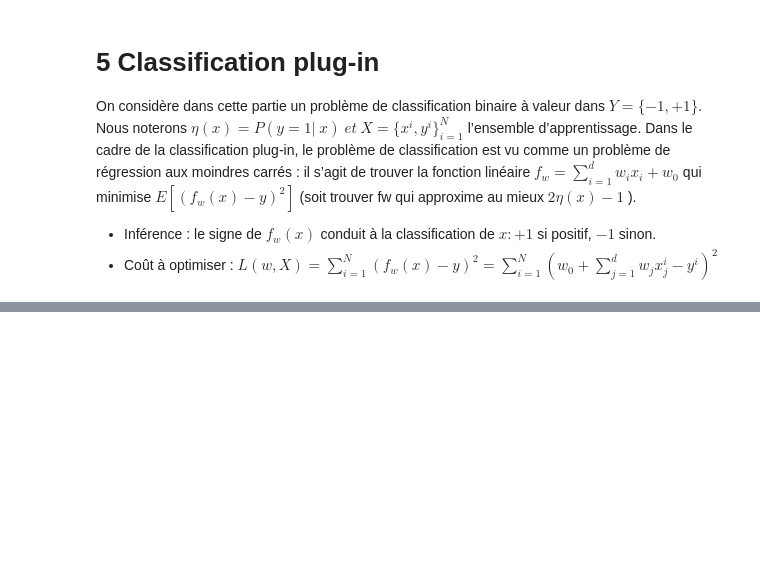
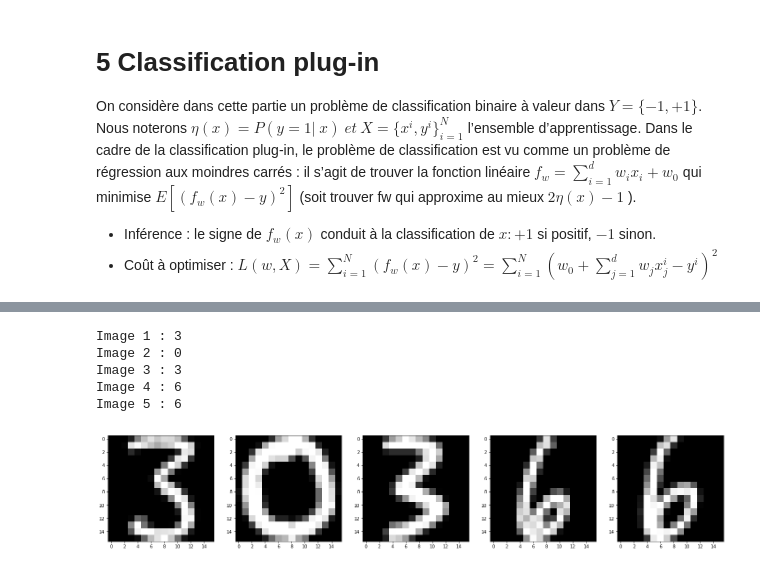
Before and after one commit to KVict/MALAP2018, a Jupyter notebook: ML_TP1.ipynb, the cells around one changed output, grey strips where cells are left out. Saved outputs shown, nothing was run; the diff lists cells and outputs as text; code cells hidden in the pictures; blank space fills up the shorter version.

```diff
--- a/ML_TP1.ipynb
+++ b/ML_TP1.ipynb
@@ -592,0 +587,12 @@ print(Y_USPS_train[1300])
+# %%
+for i in range(5):
+    plt.subplot(1, 5, i+1)
+    show_usps(X_USPS_train[1300+i,:])
+    print("Image", i+1, ":", Y_USPS_train[1300+i])
+# %% [output]
+Image 1 : 3
+Image 2 : 0
+Image 3 : 3
+Image 4 : 6
+Image 5 : 6
+[figure, added]
```
Also changed, not shown: parts of 6 cells of this notebook.
